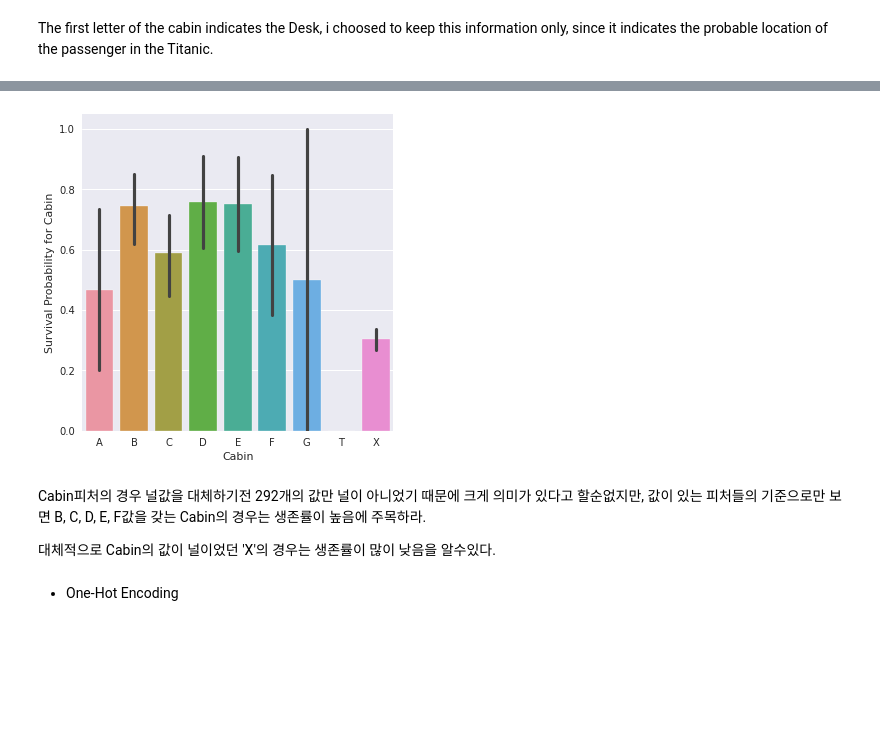
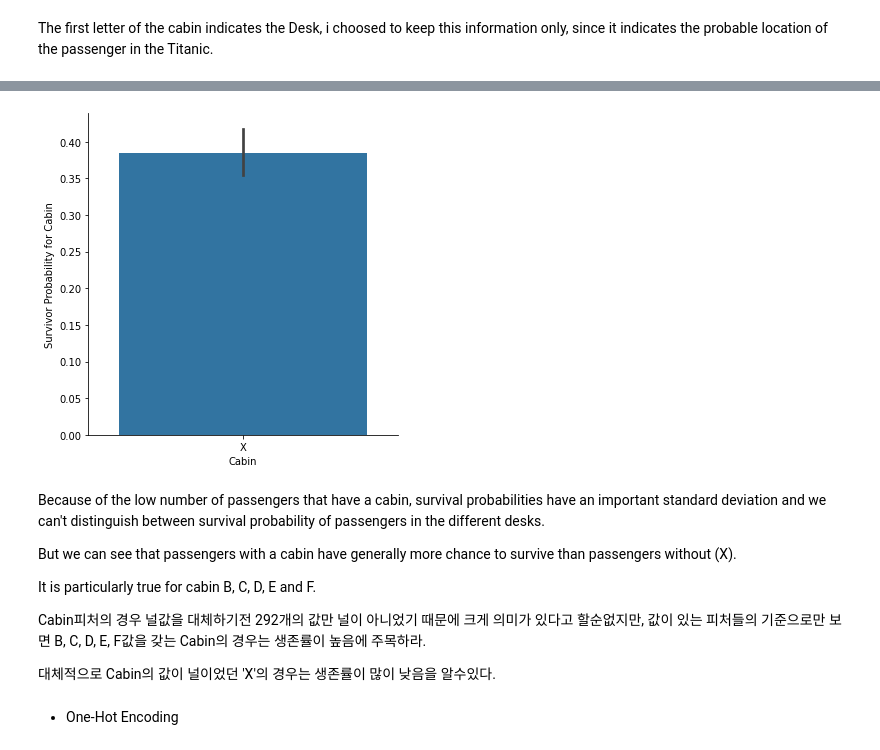
Before and after one commit to SANGSEOSEO/philosophy_datascience, a Jupyter notebook: 08.Kaggle_Dacon/titanic/titanic-data-analysis-using-ensemble-modeling.ipynb, the cells around one changed output, grey strips where cells are left out. Drawn from its saved outputs; the diff is of its cells as text; code cells hidden in the pictures; blank space fills up the shorter version.

```diff
--- a/08.Kaggle_Dacon/titanic/titanic-data-analysis-using-ensemble-modeling.ipynb
+++ b/08.Kaggle_Dacon/titanic/titanic-data-analysis-using-ensemble-modeling.ipynb
@@ -945,0 +1293,3 @@ g = g.set_ylabels("Survival probability for Title")
+# %%
+dataset["FamilySize"] = dataset["SibSp"] + dataset["Parch"] + 1
+dataset.drop(labels = ["SibSp" , "Parch"], axis = 1, inplace = True, errors="ignore")
@@ -975,8 +1328,6 @@ dataset["FamilySize"].value_counts()
 8       8
 11      4
 Name: FamilySize, dtype: int64
-# %%
-dataset["Single"] = dataset["FamilySize"].map(lambda s: 1 if s ==1 else 0)
-dataset["SmallF"] = dataset["FamilySize"].map(lambda s: 1 if s ==2 else 0)
-dataset["MedF"] = dataset["FamilySize"].map(lambda s: 1 if 3 <= s <= 4 else 0)
-dataset["LargeF"] = dataset["FamilySize"].map(lambda s: 1 if s >= 5 else 0)
+# %%
+# FamilySize에 따라 피처를 4개로 구분
+dataset = feature_engineering(dataset, familyAdd=True)
@@ -1108,0 +1487,6 @@ Cabin피처는 292개는 값이 존재하고 나머지는 1007개는 널값으
+# %%
+for i in dataset["Cabin"]:
+    if not pd.isnull(i):
+        dataset["Cabin"] = i[0]
+    else:
+        dataset["Cabin"] = 'X'
@@ -1122,9 +1509,15 @@ g = sns.countplot(dataset["Cabin"], order = sorted(cabin_sort))
 # %%
-g = sns.factorplot(y='Survived', x='Cabin', data=dataset, kind='bar', order=sorted(cabin_sort))
-g = g.set_ylabels("Survival Probability for Cabin")
+g = sns.factorplot(x="Cabin", y="Survived", data=dataset, kind="bar", order=sorted(cabin_sort))
+g = g.set_ylabels("Survivor Probability for Cabin")
 # %% [output]
-[figure, old version]
+[figure, new version]
 # %% [markdown]
+Because of the low number of passengers that have a cabin, survival probabilities have an important standard deviation and we can't distinguish between survival probability of passengers in the different desks.
+
+But we can see that passengers with a cabin have generally more chance to survive than passengers without (X).
+
+It is particularly true for cabin B, C, D, E and F.
+
 Cabin피처의 경우 널값을 대체하기전 292개의 값만 널이 아니었기 때문에 크게 의미가 있다고 할순없지만, 값이 있는 피처들의 기준으로만 보면 B, C, D, E, F값을 갖는 Cabin의 경우는 생존률이 높음에 주목하라.
 
 대체적으로 Cabin의 값이 널이었던 'X'의 경우는 생존률이 많이 낮음을 알수있다.
```
Also changed, not shown: parts of 138 cells of this notebook.
